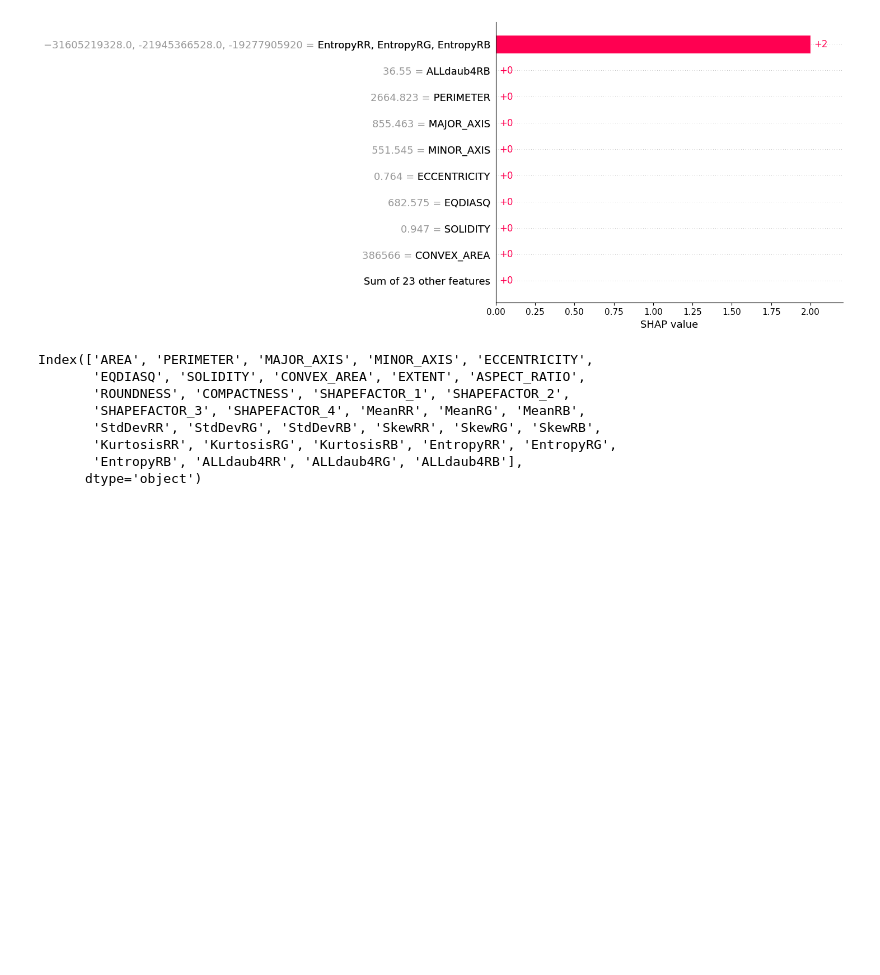
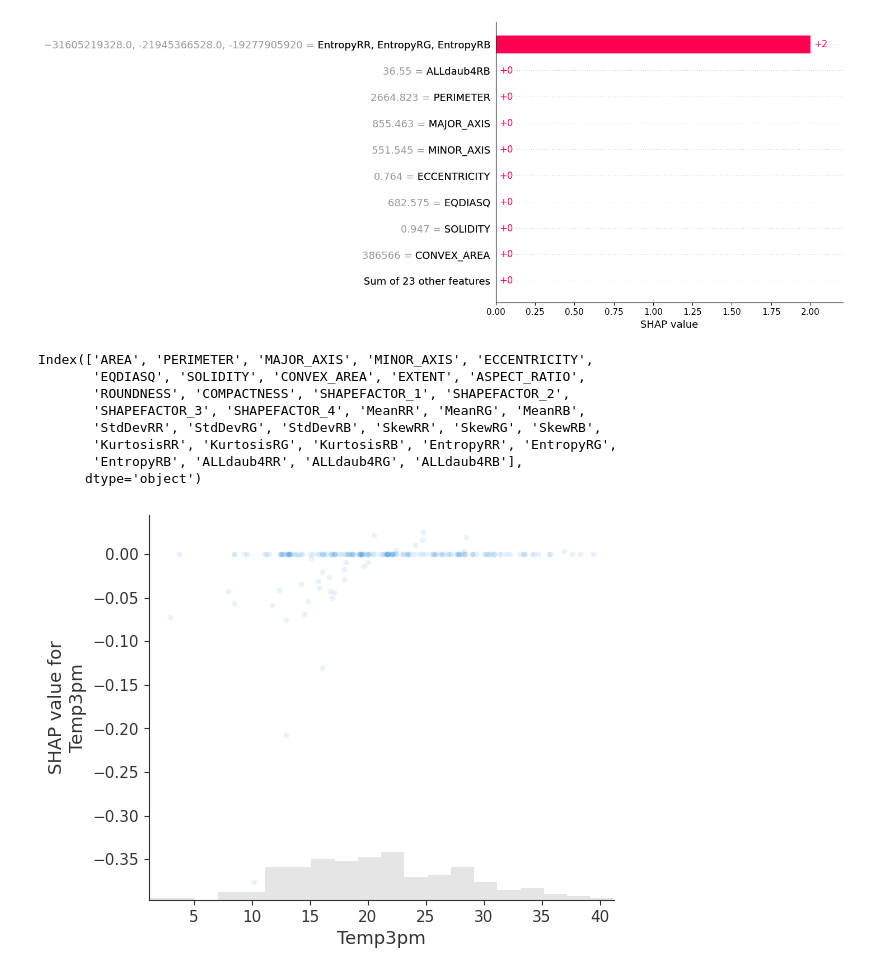
Before and after one commit to akleinau/Finch, a Jupyter notebook: classification_any_data.ipynb, the cells around one changed output. Drawn from its saved outputs; the diff is of its cells as text; code cells hidden in the pictures; blank space fills up the shorter version.

```diff
--- a/classification_any_data.ipynb
+++ b/classification_any_data.ipynb
@@ -158,3 +158,10 @@ Index(['AREA', 'PERIMETER', 'MAJOR_AXIS', 'MINOR_AXIS', 'ECCENTRICITY',
        'KurtosisRR', 'KurtosisRG', 'KurtosisRB', 'EntropyRR', 'EntropyRG',
        'EntropyRB', 'ALLdaub4RR', 'ALLdaub4RG', 'ALLdaub4RB'],
       dtype='object')
+# %%
+all_shap_values = feature.calc_shap_values(X_test[0:200], X_train_means, nn, COLUMNS)
+# %%
+#shap.plots.scatter(all_shap_values[:, 6], color=all_shap_values[:,0])
+shap.plots.scatter(all_shap_values[:, 15], alpha=0.1)
+# %% [output]
+[figure, added]
```
Also changed, not shown: parts of 1 cell of this notebook, 3 other files.
